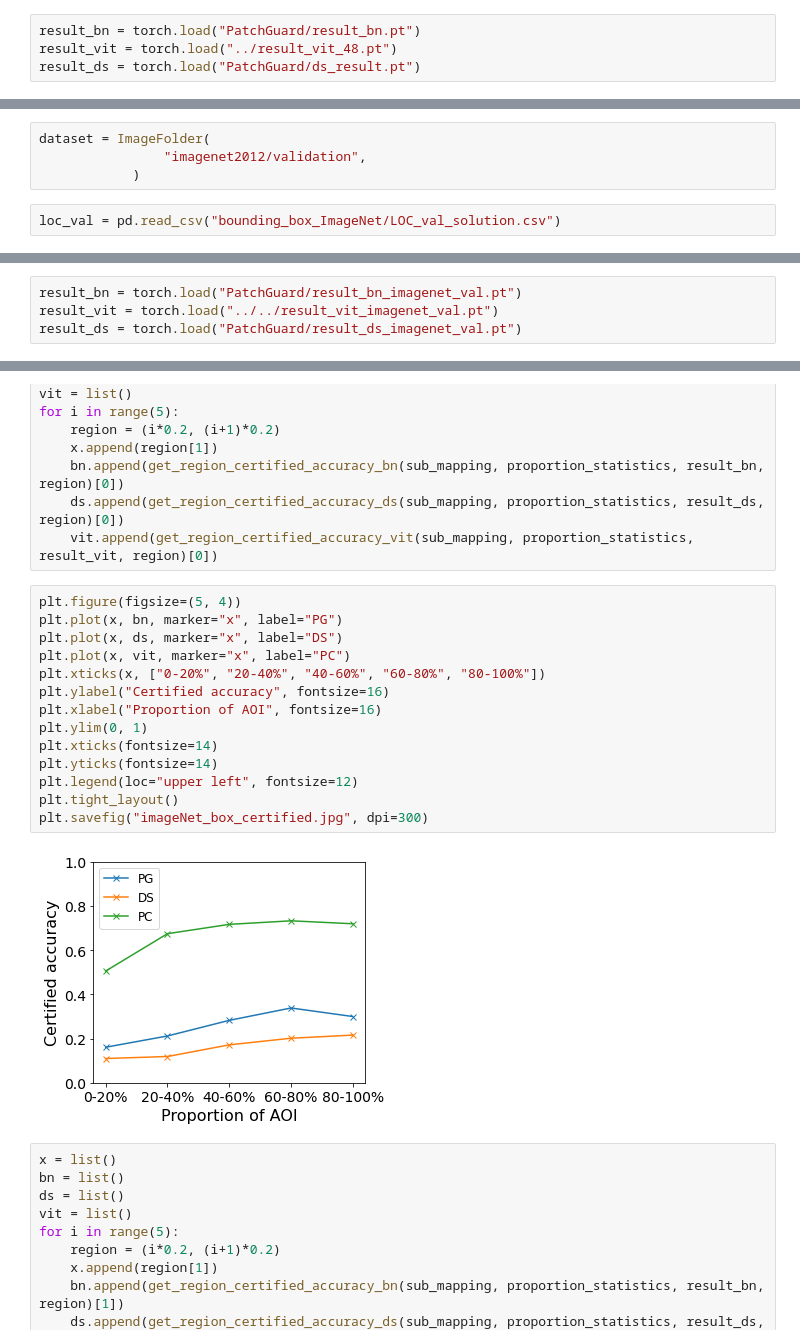
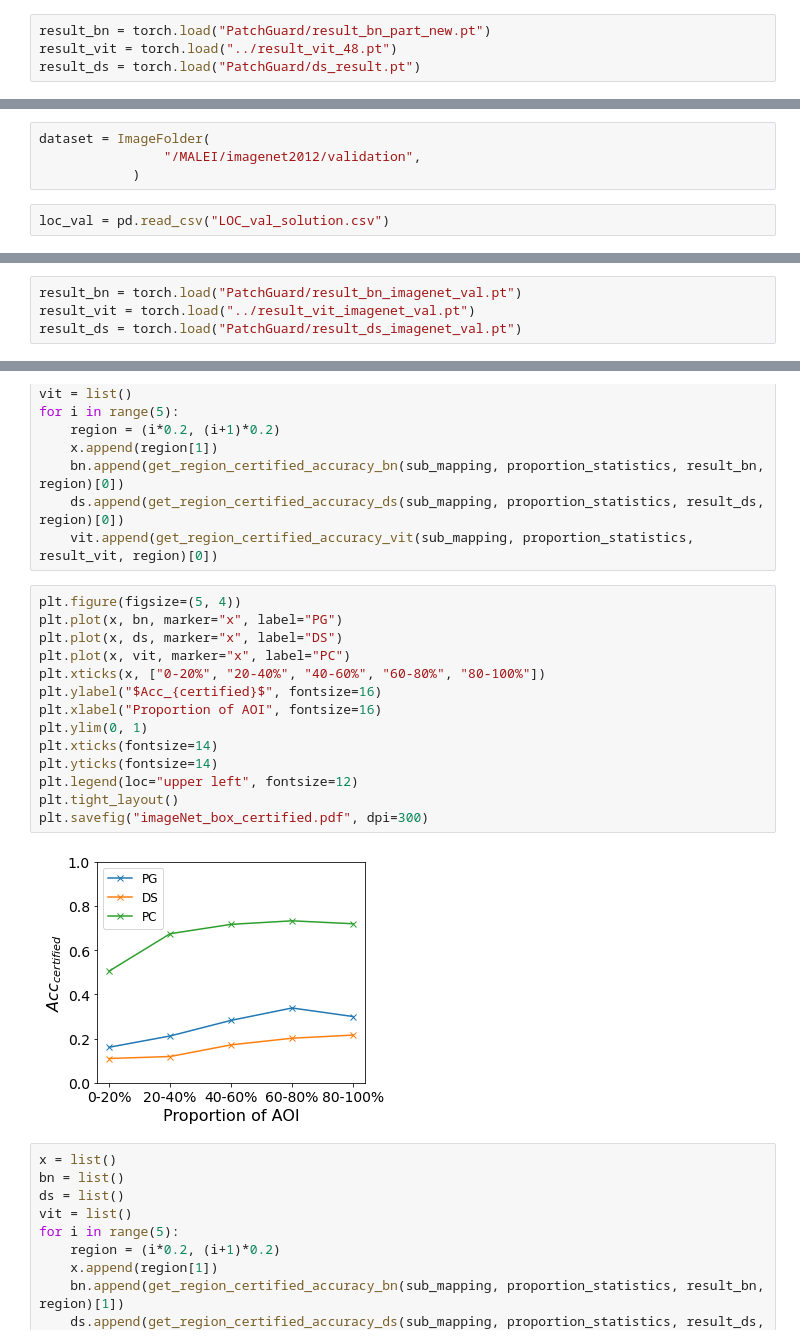
Before and after one commit to YuhengHuang42/PatchCensor, a Jupyter notebook: voter_study/AOI_imagenet.ipynb, the cells around one changed output, grey strips where cells are left out. Cells and saved outputs as stored; diff of their text form.

```diff
--- a/voter_study/AOI_imagenet.ipynb
+++ b/voter_study/AOI_imagenet.ipynb
@@ -16,7 +16,7 @@ proportion_statistics = pd.DataFrame(
     }
 )
 # %%
-result_bn = torch.load("PatchGuard/result_bn.pt")
+result_bn = torch.load("PatchGuard/result_bn_part_new.pt")
 result_vit = torch.load("../result_vit_48.pt")
 result_ds = torch.load("PatchGuard/ds_result.pt")
 # %%
@@ -112,9 +171,9 @@ import pandas as pd
 # %%
 dataset = ImageFolder(
-                "imagenet2012/validation",
+                "/MALEI/imagenet2012/validation",
             )
 # %%
-loc_val = pd.read_csv("bounding_box_ImageNet/LOC_val_solution.csv")
+loc_val = pd.read_csv("LOC_val_solution.csv")
 # %%
 name_result_mapping = dict()
 def compute_area(xyxy):
@@ -163,6 +210,6 @@ patch_attack.py             test_verified.py
 # %%
 result_bn = torch.load("PatchGuard/result_bn_imagenet_val.pt")
-result_vit = torch.load("../../result_vit_imagenet_val.pt")
+result_vit = torch.load("../result_vit_imagenet_val.pt")
 result_ds = torch.load("PatchGuard/result_ds_imagenet_val.pt")
 # %%
 file_set = set()
@@ -224,19 +271,19 @@ for i in range(5):
 # %%
 plt.figure(figsize=(5, 4))
 plt.plot(x, bn, marker="x", label="PG")
 plt.plot(x, ds, marker="x", label="DS")
 plt.plot(x, vit, marker="x", label="PC")
 plt.xticks(x, ["0-20%", "20-40%", "40-60%", "60-80%", "80-100%"])
-plt.ylabel("Certified accuracy", fontsize=16)
+plt.ylabel("$Acc_{certified}$", fontsize=16)
 plt.xlabel("Proportion of AOI", fontsize=16)
 plt.ylim(0, 1)
 plt.xticks(fontsize=14)
 plt.yticks(fontsize=14)
 plt.legend(loc="upper left", fontsize=12)
 plt.tight_layout()
-plt.savefig("imageNet_box_certified.jpg", dpi=300)
+plt.savefig("imageNet_box_certified.pdf", dpi=300)
 # %% [output]
-[figure, old version]
+[figure, new version]
 # %%
 x = list()
 bn = list()
```
Also changed, not shown: parts of 7 cells of this notebook, 5 other files.
